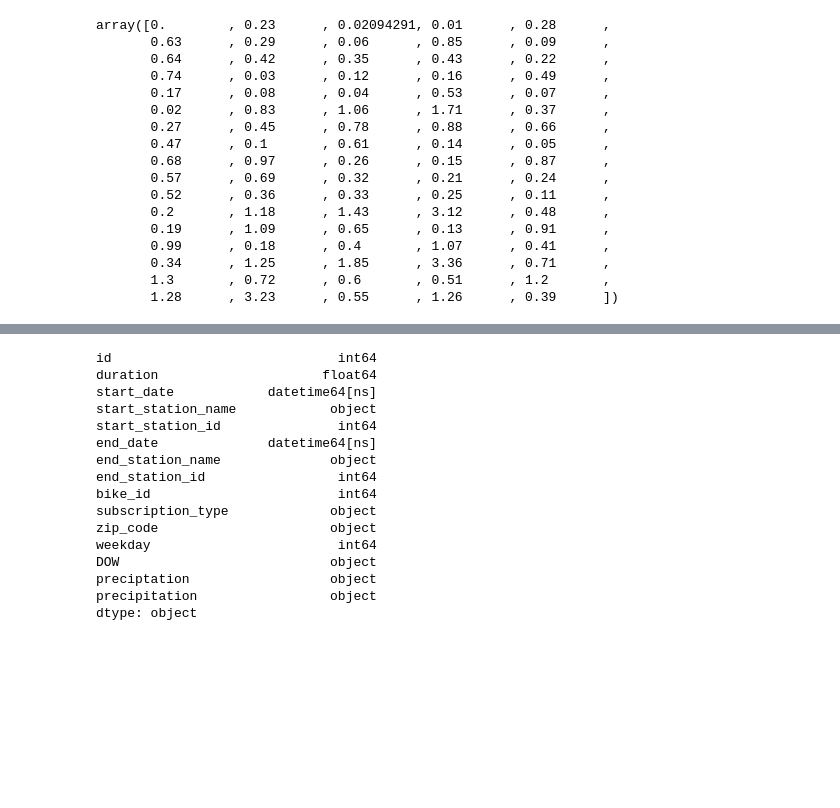
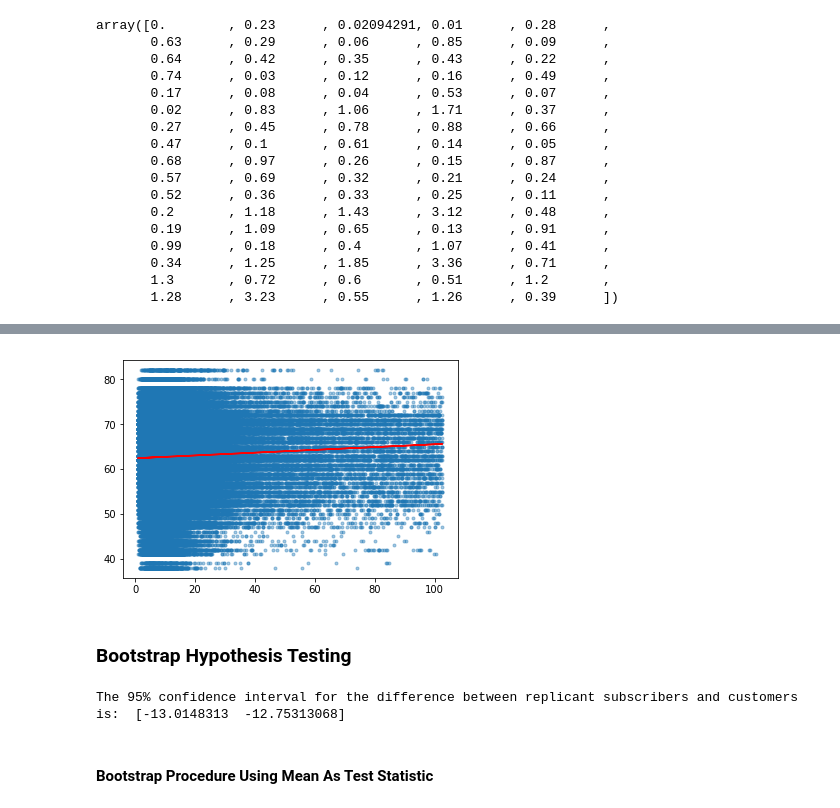
Before and after one commit to jslaga/SpringboardDSC, a Jupyter notebook: Capstone1/Capstone.ipynb, the cells around one changed output, grey strips where cells are left out. Saved outputs shown, nothing was run; the diff lists cells and outputs as text; code cells hidden in the pictures; blank space fills up the shorter version.

```diff
--- a/Capstone1/Capstone.ipynb
+++ b/Capstone1/Capstone.ipynb
@@ -488,19 +460,0 @@ continuous data points. ie
-# %%
-sf_trips_clean.dtypes
-# %% [output]
-id                             int64
-duration                     float64
-start_date            datetime64[ns]
-start_station_name            object
-start_station_id               int64
-end_date              datetime64[ns]
-end_station_name              object
-end_station_id                 int64
-bike_id                        int64
-subscription_type             object
-zip_code                      object
-weekday                        int64
-DOW                           object
-preciptation                  object
-precipitation                 object
-dtype: object
@@ -590,0 +461,15 @@ In case the dataset is too large to commit to GitHub, please include a link to t
+# %%
+# Visualize weather and trips
+fit = np.polyfit(x,y,1)
+fit_fn = np.poly1d(fit)
+
+
+fig = plt.figure()
+ax = fig.add_subplot(111)
+ax.scatter(x,y,alpha=0.4,marker='.')
+plt.plot(x,fit_fn(x),'r-')
+plt.show()
+# %% [output]
+[figure, added]
+# %% [markdown]
+### Bootstrap Hypothesis Testing
@@ -590,0 +494,17 @@ In case the dataset is too large to commit to GitHub, please include a link to t
+# %%
+# difference in observed mean for subscriber and customer
+obs_diff_mean = np.mean(subscriber) - np.mean(customer)
+
+# : Calculate the 95% confidence interval for the difference between the means
+sub_mean_replicates = draw_bs_reps(subscriber, np.mean, size=10000)
+cust_mean_replicates = draw_bs_reps(customer, np.mean, size=10000)
+
+bs_diff_mean = draw_bs_reps(subscriber, np.mean, size=10000) - draw_bs_reps(customer, np.mean, size=10000)
+
+ci_bs_mean = np.percentile(bs_diff_mean, [2.5, 97.5])
+
+print("The 95% confidence interval for the difference between replicant subscribers and customers is: ", ci_bs_mean)
+# %% [output]
+The 95% confidence interval for the difference between replicant subscribers and customers is:  [-13.0148313  -12.75313068]
+# %% [markdown]
+#### Bootstrap Procedure Using Mean As Test Statistic
```
Also changed, not shown: parts of 24 cells of this notebook.
